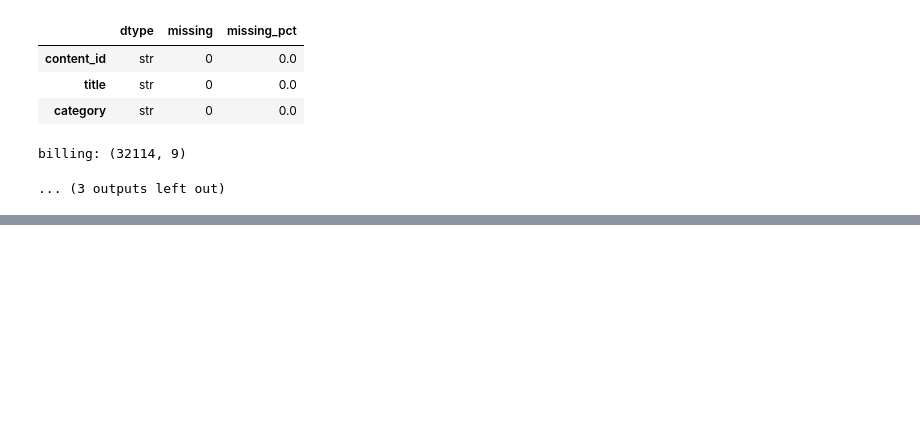
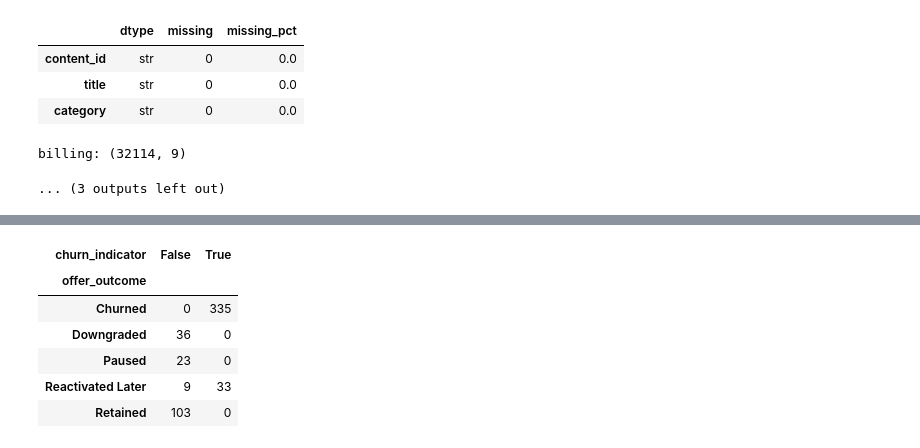
Before and after one commit to Thakgalo-Sehlola/capstone-project, a Jupyter notebook: notebooks/SS3_PartB.ipynb, the cells around one changed output, grey strips where cells are left out. Drawn from its saved outputs; the diff is of its cells as text; code cells hidden in the pictures; blank space fills up the shorter version.

```diff
--- a/notebooks/SS3_PartB.ipynb
+++ b/notebooks/SS3_PartB.ipynb
@@ -252,0 +449,83 @@ billing: (32114, 9)
+# %%
+account = tables["account"].copy().drop_duplicates()  # Repeated rows are exact duplicates.
+subscription = tables["subscription"].copy()
+outcome = tables["outcome"].copy()
+
+# Validate the supplied target against the key edge-case fields in the dictionary
+print(
+    "Outcome rows:", len(outcome),
+    "| unique subscribers:", outcome["subscriber_id"].nunique()
+)
+
+print("Target by reactivation flag:")
+display(
+    pd.crosstab(
+        outcome["reactivation_indicator"],
+        outcome["churn_indicator"],
+        dropna=False,
+    )
+)
+
+print("Target by offer outcome:")
+display(
+    pd.crosstab(
+        outcome["offer_outcome"],
+        outcome["churn_indicator"],
+        dropna=False,
+    )
+)
+
+observation_start = pd.Timestamp("2024-01-01")
+observation_end = pd.Timestamp("2026-06-30 23:59:59")
+
+outside_window = (
+    (outcome["cancellation_date"] < observation_start)
+    | (outcome["cancellation_date"] > observation_end)
+)
+
+print(
+    "Cancellation dates outside documented observation window:",
+    int(outside_window.sum()),
+)
+
+# Fail visibly if the supplied target contradicts explicit dictionary edge cases
+contradictions = outcome[
+    outcome["offer_outcome"].isin(["Paused", "Retained", "Downgraded"])
+    & outcome["churn_indicator"].eq(True)
+]
+
+print(
+    "Contradictions with non-churn offer outcomes requiring review:",
+    len(contradictions),
+)
+
+if len(contradictions):
+    display(contradictions.head(10))
+
+# The extract describes 1:1 account-subscription relationships but contains six unmatched accounts
+account_ids = set(account["subscriber_id"])
+subscription_ids = set(subscription["subscriber_id"])
+
+print(
+    "Accounts without subscription row:",
+    len(account_ids - subscription_ids),
+)
+
+print(
+    "Subscription rows without account:",
+    len(subscription_ids - account_ids),
+)
+
+# Parse and validate key timestamps
+# Account creation/acquisition may be same-day but should not be after index
+for df, column in [
+    (account, "acquisition_date"),
+    (account, "account_creation_date"),
+    (subscription, "subscription_start_date"),
+]:
+    print(
+        column,
+        "missing:",
+        int(df[column].isna().sum()),
+    )
+# %% [output]
@@ -252,0 +539,7 @@ billing: (32114, 9)
+| churn_indicator | False | True |
+| offer_outcome |  |  |
+| Churned | 0 | 335 |
+| Downgraded | 36 | 0 |
+| Paused | 23 | 0 |
+| Reactivated Later | 9 | 33 |
+| Retained | 103 | 0 |
```
Also changed, not shown: parts of 11 cells of this notebook.
